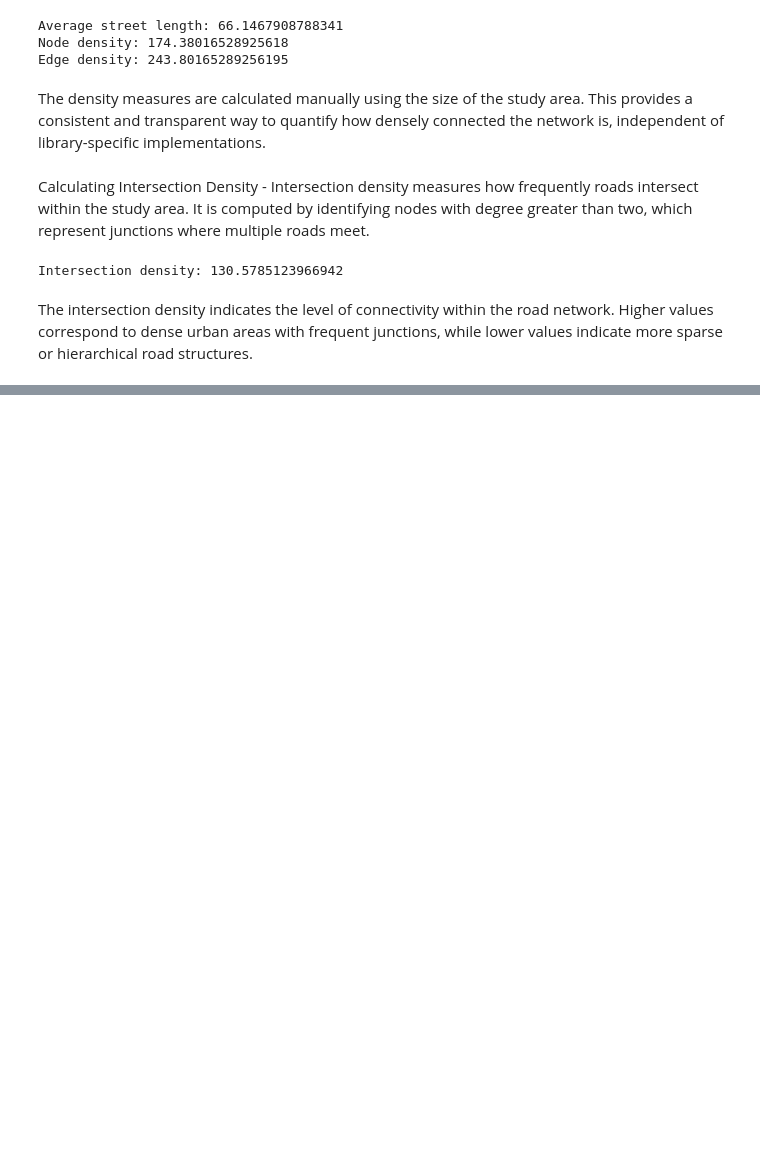
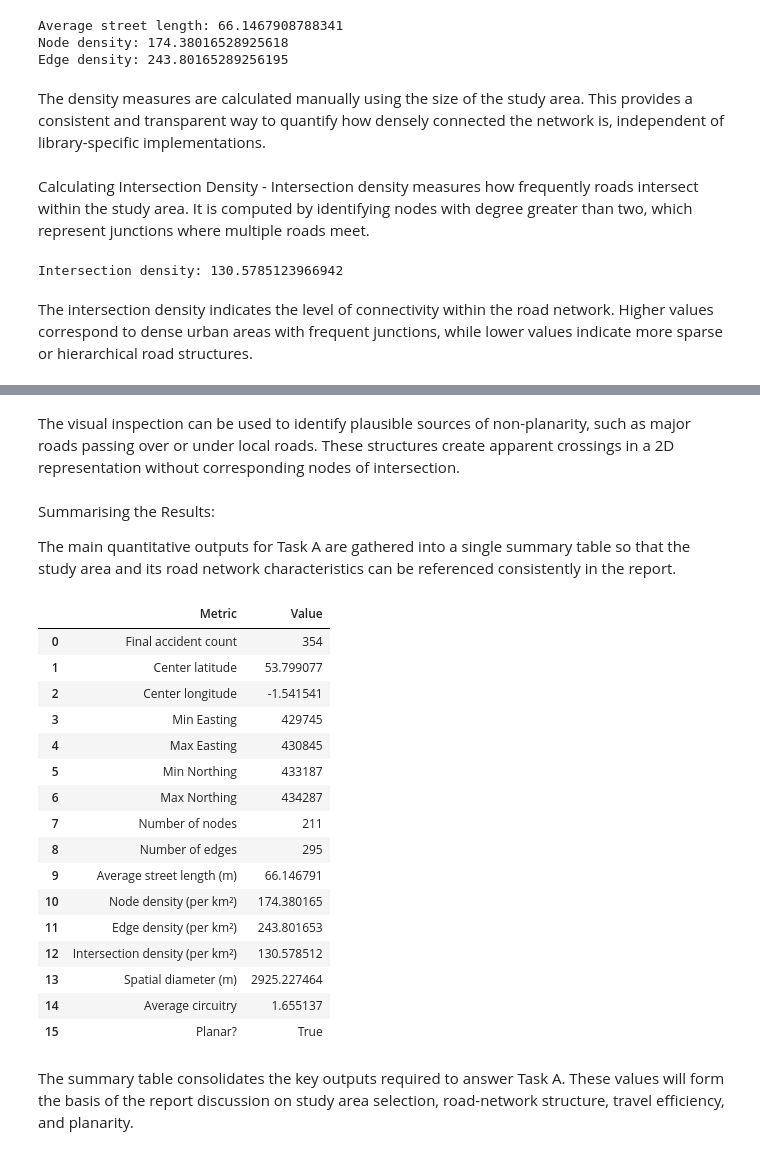
Before and after one commit to GOGO1601/network-data-analysis-cw, a Jupyter notebook: notebooks/part_2/taskA.ipynb, the cells around one changed output, grey strips where cells are left out. Cells and saved outputs as stored; diff of their text form; code cells hidden in the pictures; blank space fills up the shorter version.

```diff
--- a/notebooks/part_2/taskA.ipynb
+++ b/notebooks/part_2/taskA.ipynb
@@ -313,11 +324,12 @@ The spatial diameter is computed on the largest connected component of the undir
 # %%
 # largest connected component
 largest_cc = max(nx.connected_components(G_undirected), key=len)
-
 G_lcc = G_undirected.subgraph(largest_cc).copy()
 
-# diameter
-diameter = nx.diameter(G_lcc)
+# spatial diameter: maximum weighted shortest-path distance
+all_lengths = dict(nx.all_pairs_dijkstra_path_length(G_lcc, weight="length"))
+spatial_diameter = max(max(lengths.values()) for lengths in all_lengths.values())
 
-print("Spatial diameter:", diameter)
+print("Spatial diameter (metres):", spatial_diameter)
+print("Spatial diameter (km):", spatial_diameter / 1000)
 # %% [output]
@@ -326,0 +413,67 @@ The spatial diameter represents the longest shortest path within the main connec
+# %% [markdown]
+The visual inspection can be used to identify plausible sources of non-planarity, such as major roads passing over or under local roads. These structures create apparent crossings in a 2D representation without corresponding nodes of intersection.
+# %% [markdown]
+Summarising the Results:
+
+The main quantitative outputs for Task A are gathered into a single summary table so that the study area and its road network characteristics can be referenced consistently in the report.
+# %%
+taskA_summary = pd.DataFrame({
+    "Metric": [
+        "Final accident count",
+        "Center latitude",
+        "Center longitude",
+        "Min Easting",
+        "Max Easting",
+        "Min Northing",
+        "Max Northing",
+        "Number of nodes",
+        "Number of edges",
+        "Average street length (m)",
+        "Node density (per km²)",
+        "Edge density (per km²)",
+        "Intersection density (per km²)",
+        "Spatial diameter (m)",
+        "Average circuitry",
+        "Planar?"
+    ],
+    "Value": [
+        len(final_area),
+        center_lat,
+        center_lon,
+        min_easting,
+        max_easting,
+        min_northing,
+        max_northing,
+        num_nodes,
+        num_edges,
+        avg_street_length,
+        node_density,
+        edge_density,
+        intersection_density,
+        spatial_diameter,
+        average_circuity,
+        is_planar
+    ]
+})
+
+taskA_summary
+# %% [output]
+|  | Metric | Value |
+| 0 | Final accident count | 354 |
+| 1 | Center latitude | 53.799077 |
+| 2 | Center longitude | -1.541541 |
+| 3 | Min Easting | 429745 |
+| 4 | Max Easting | 430845 |
+| 5 | Min Northing | 433187 |
+| 6 | Max Northing | 434287 |
+| 7 | Number of nodes | 211 |
+| 8 | Number of edges | 295 |
+| 9 | Average street length (m) | 66.146791 |
+| 10 | Node density (per km²) | 174.380165 |
+| 11 | Edge density (per km²) | 243.801653 |
+| 12 | Intersection density (per km²) | 130.578512 |
+| 13 | Spatial diameter (m) | 2925.227464 |
+| 14 | Average circuitry | 1.655137 |
+| 15 | Planar? | True |
+# %% [markdown]
+The summary table consolidates the key outputs required to answer Task A. These values will form the basis of the report discussion on study area selection, road-network structure, travel efficiency, and planarity.
```
Also changed, not shown: parts of 15 cells of this notebook.
